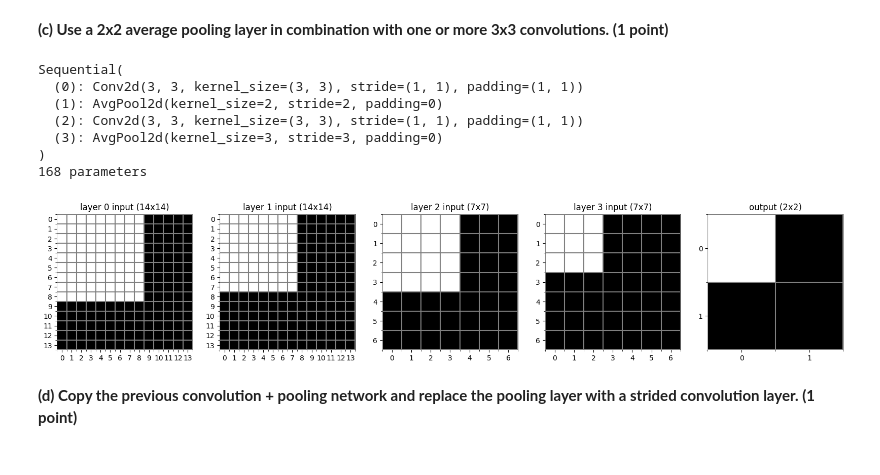
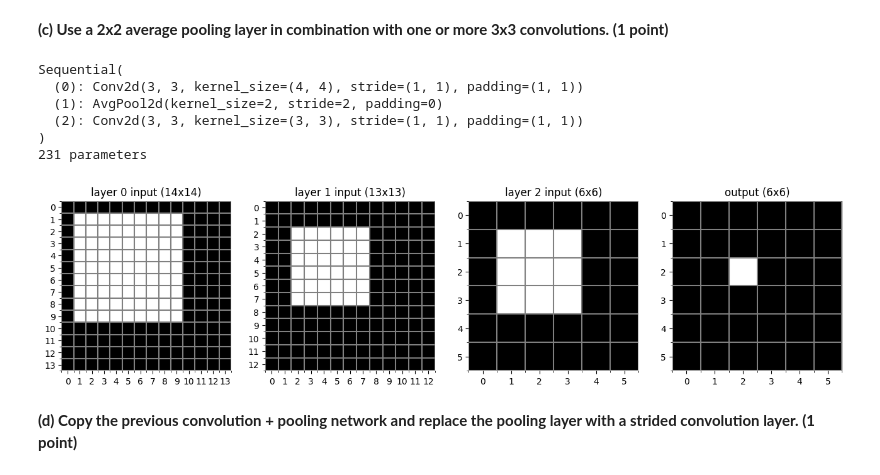
Before and after one commit to daanbrugmans/deep-learning-23-24, a Jupyter notebook: Assignment 3/dl-assignment-3.ipynb, the cells around one changed output. Drawn from its saved outputs; the diff is of its cells as text; code cells hidden in the pictures.

```diff
--- a/Assignment 3/dl-assignment-3.ipynb
+++ b/Assignment 3/dl-assignment-3.ipynb
@@ -474,24 +474,22 @@ Sequential(
 # %%
 # TODO check if that is a valid answer (using an 3x3 pooling)
 net = torch.nn.Sequential(
-    torch.nn.Conv2d(3, 3, kernel_size=(3, 3), padding=(1, 1)),
+    torch.nn.Conv2d(3, 3, kernel_size=4, padding=1),
     torch.nn.AvgPool2d(2),
-    torch.nn.Conv2d(3, 3, kernel_size=(3, 3), padding=(1, 1)),
-    torch.nn.AvgPool2d(3),
+    torch.nn.Conv2d(3, 3, kernel_size=3, padding=1),
 )
 print(net)
 plot_receptive_field(net, input_size=(14, 14))
 print_parameter_count(net)
 assert receptive_field_size(net) == 9 * 9, "Receptive field of output pixel should be a 9x9 square"
 # %% [output]
 Sequential(
-  (0): Conv2d(3, 3, kernel_size=(3, 3), stride=(1, 1), padding=(1, 1))
+  (0): Conv2d(3, 3, kernel_size=(4, 4), stride=(1, 1), padding=(1, 1))
   (1): AvgPool2d(kernel_size=2, stride=2, padding=0)
   (2): Conv2d(3, 3, kernel_size=(3, 3), stride=(1, 1), padding=(1, 1))
-  (3): AvgPool2d(kernel_size=3, stride=3, padding=0)
 )
-168 parameters
+231 parameters
-[figure, old version]
+[figure, new version]
 # %% [markdown]
 **(d) Copy the previous convolution + pooling network and replace the pooling layer with a strided convolution layer.<span style="float:right"> (1 point)</span>**
 # %%
```
Also changed, not shown: parts of 37 cells of this notebook, 1 other file.
